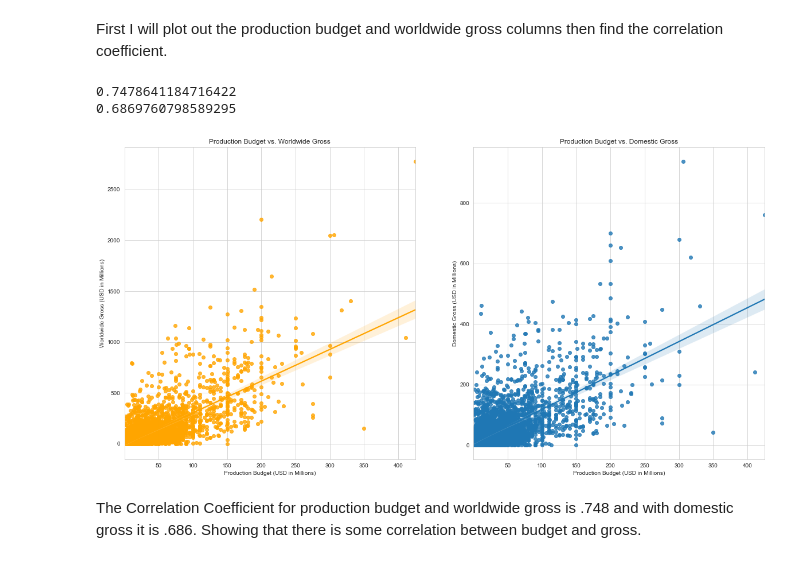
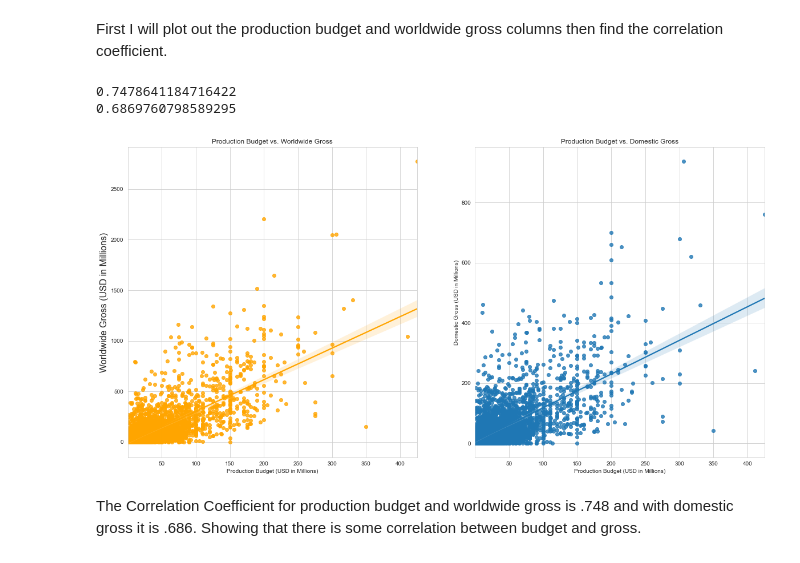
Before and after one commit to JimmyHAL/Project---Movie-Gross-Analysis, a Jupyter notebook: Htoo Aung Latt Section 1 Final Project.ipynb, the cells around one changed output. Saved outputs shown, nothing was run; the diff lists cells and outputs as text; code cells hidden in the pictures.

```diff
--- a/Htoo Aung Latt Section 1 Final Project.ipynb
+++ b/Htoo Aung Latt Section 1 Final Project.ipynb
@@ -184,24 +184,25 @@ First I will plot out the production budget and worldwide gross columns then fin
 # %%
 ####Graph budget and worldwide gross
 sns.set_style("whitegrid")
 fig, ax = plt.subplots(1,2,figsize=(20, 10))
 sns.regplot(data=budgetdf, x='production_budget', y='worldwide_gross', ax=ax[0], color='orange')
-ax[0].set_ylabel('Worldwide Gross (USD in Millions)')
+ax[0].set_ylabel('Worldwide Gross (USD in Millions)', fontsize=16)
 ax[0].set_xlabel('Production Budget (USD in Millions)')
 ax[0].set_title('Production Budget vs. Worldwide Gross')
+
 
 ####Graph budget and domestic gross
 sns.regplot(data=budgetdf, x='production_budget', y='domestic_gross', ax=ax[1])
 ax[1].set_ylabel('Domestic Gross (USD in Millions)')
 ax[1].set_xlabel('Production Budget (USD in Millions)')
 ax[1].set_title('Production Budget vs. Domestic Gross')
 ###Find the correlation coefficient
 print(np.corrcoef(budgetdf['production_budget'], budgetdf['worldwide_gross'])[1,0])
 print(np.corrcoef(budgetdf['production_budget'], budgetdf['domestic_gross'])[1,0])
 # %% [output]
 0.7478641184716422
 0.6869760798589295
-[figure, old version]
+[figure, new version]
 # %% [markdown]
 The Correlation Coefficient for production budget and worldwide gross is .748 and with domestic gross it is .686. Showing that there is some correlation between budget and gross.
 # %% [markdown]
```
Also changed, not shown: parts of 2 cells of this notebook, 2 other files.
